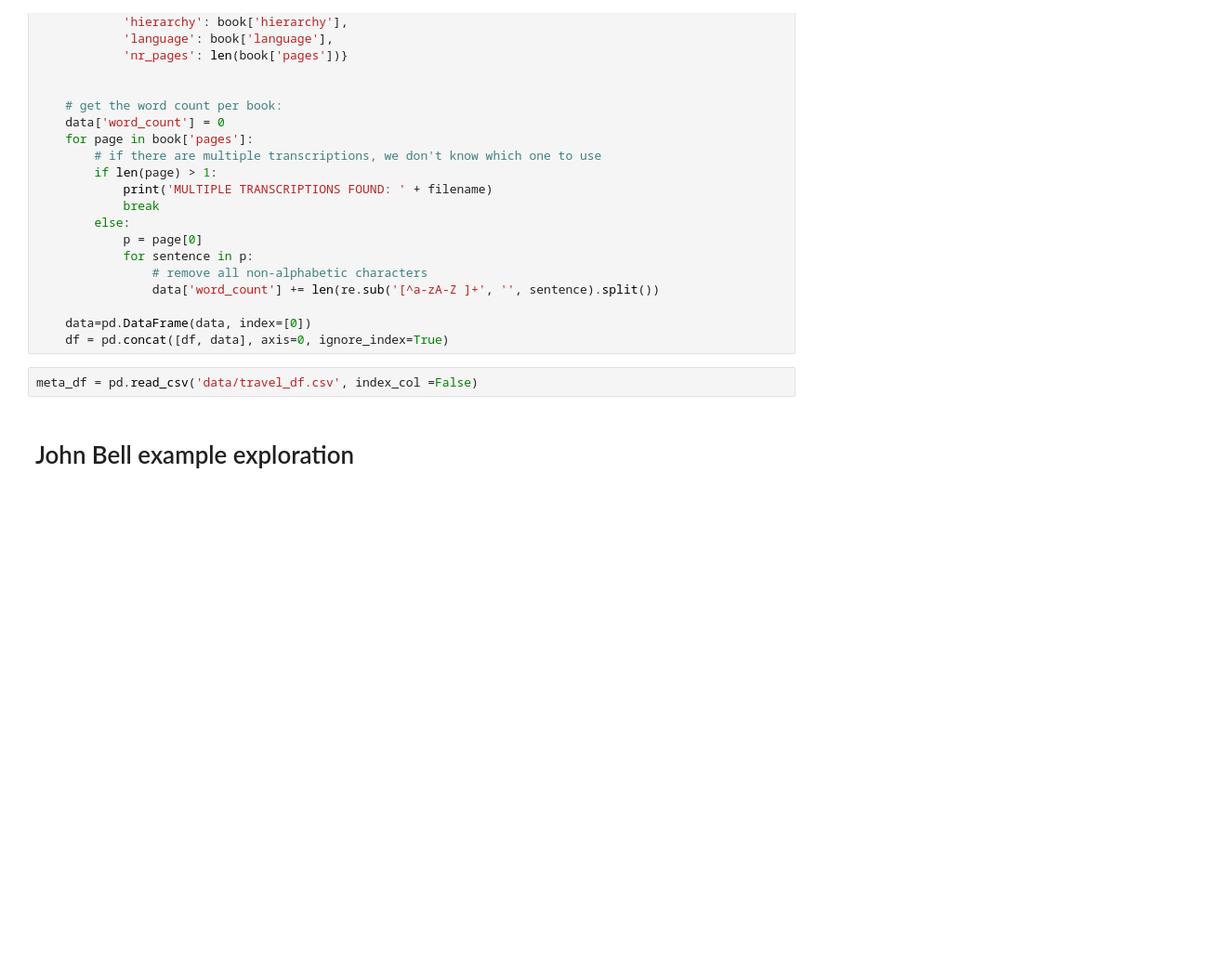
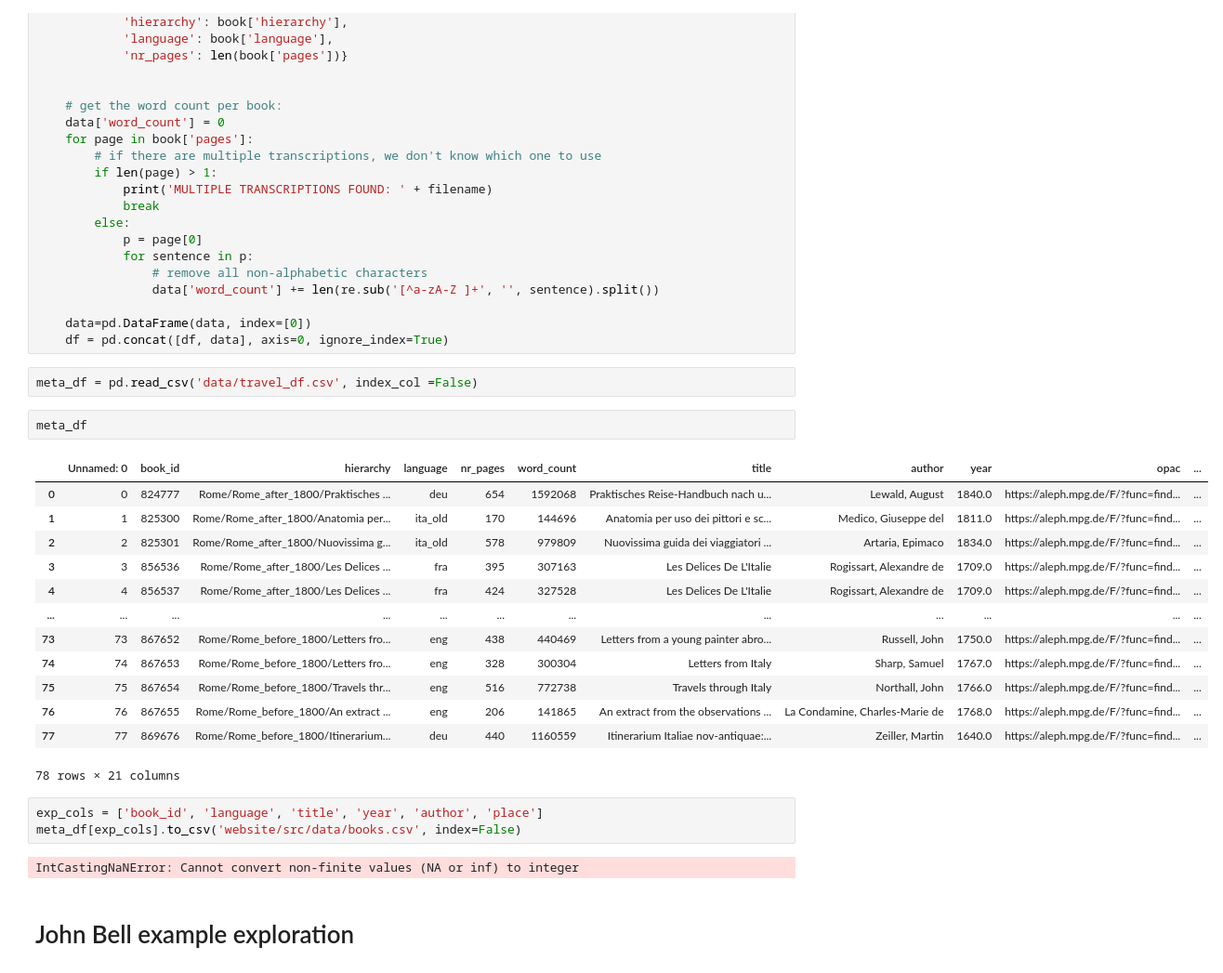
Before and after one commit to com-480-data-visualization/project-2023-in-viz-veritas, a Jupyter notebook: LocationTagger.ipynb, the cells around one changed output. Shown at 93% size. Drawn from its saved outputs; the diff is of its cells as text; blank space fills up the shorter version.

```diff
--- a/LocationTagger.ipynb
+++ b/LocationTagger.ipynb
@@ -69,6 +49,27 @@ for filename in os.listdir(path):
     df = pd.concat([df, data], axis=0, ignore_index=True)
 # %%
 meta_df = pd.read_csv('data/travel_df.csv', index_col =False)
+# %%
+meta_df
+# %% [output]
+|  | Unnamed: 0 | book_id | hierarchy | language | nr_pages | word_count | title | author | year | opac | ... |
+| 0 | 0 | 824777 | Rome/Rome_after_1800/Praktisches ... | deu | 654 | 1592068 | Praktisches Reise-Handbuch nach u... | Lewald, August | 1840.0 | https://aleph.mpg.de/F/?func=find... | ... |
+| 1 | 1 | 825300 | Rome/Rome_after_1800/Anatomia per... | ita_old | 170 | 144696 | Anatomia per uso dei pittori e sc... | Medico, Giuseppe del | 1811.0 | https://aleph.mpg.de/F/?func=find... | ... |
+| 2 | 2 | 825301 | Rome/Rome_after_1800/Nuovissima g... | ita_old | 578 | 979809 | Nuovissima guida dei viaggiatori ... | Artaria, Epimaco | 1834.0 | https://aleph.mpg.de/F/?func=find... | ... |
+| 3 | 3 | 856536 | Rome/Rome_after_1800/Les Delices ... | fra | 395 | 307163 | Les Delices De L'Italie | Rogissart, Alexandre de | 1709.0 | https://aleph.mpg.de/F/?func=find... | ... |
+| 4 | 4 | 856537 | Rome/Rome_after_1800/Les Delices ... | fra | 424 | 327528 | Les Delices De L'Italie | Rogissart, Alexandre de | 1709.0 | https://aleph.mpg.de/F/?func=find... | ... |
+| ... | ... | ... | ... | ... | ... | ... | ... | ... | ... | ... | ... |
+| 73 | 73 | 867652 | Rome/Rome_before_1800/Letters fro... | eng | 438 | 440469 | Letters from a young painter abro... | Russell, John | 1750.0 | https://aleph.mpg.de/F/?func=find... | ... |
+| 74 | 74 | 867653 | Rome/Rome_before_1800/Letters fro... | eng | 328 | 300304 | Letters from Italy | Sharp, Samuel | 1767.0 | https://aleph.mpg.de/F/?func=find... | ... |
+| 75 | 75 | 867654 | Rome/Rome_before_1800/Travels thr... | eng | 516 | 772738 | Travels through Italy | Northall, John | 1766.0 | https://aleph.mpg.de/F/?func=find... | ... |
+| 76 | 76 | 867655 | Rome/Rome_before_1800/An extract ... | eng | 206 | 141865 | An extract from the observations ... | La Condamine, Charles-Marie de | 1768.0 | https://aleph.mpg.de/F/?func=find... | ... |
+| 77 | 77 | 869676 | Rome/Rome_before_1800/Itinerarium... | deu | 440 | 1160559 | Itinerarium Italiae nov-antiquae:... | Zeiller, Martin | 1640.0 | https://aleph.mpg.de/F/?func=find... | ... |
+78 rows × 21 columns
+# %%
+exp_cols = ['book_id', 'language', 'title', 'year', 'author', 'place']
+meta_df[exp_cols].to_csv('website/src/data/books.csv', index=False)
+# %% [output]
+IntCastingNaNError: Cannot convert non-finite values (NA or inf) to integer
 # %% [markdown]
 # John Bell example exploration
 # %% [markdown]
```
Also changed, not shown: parts of 1 cell of this notebook, 4 other files.
